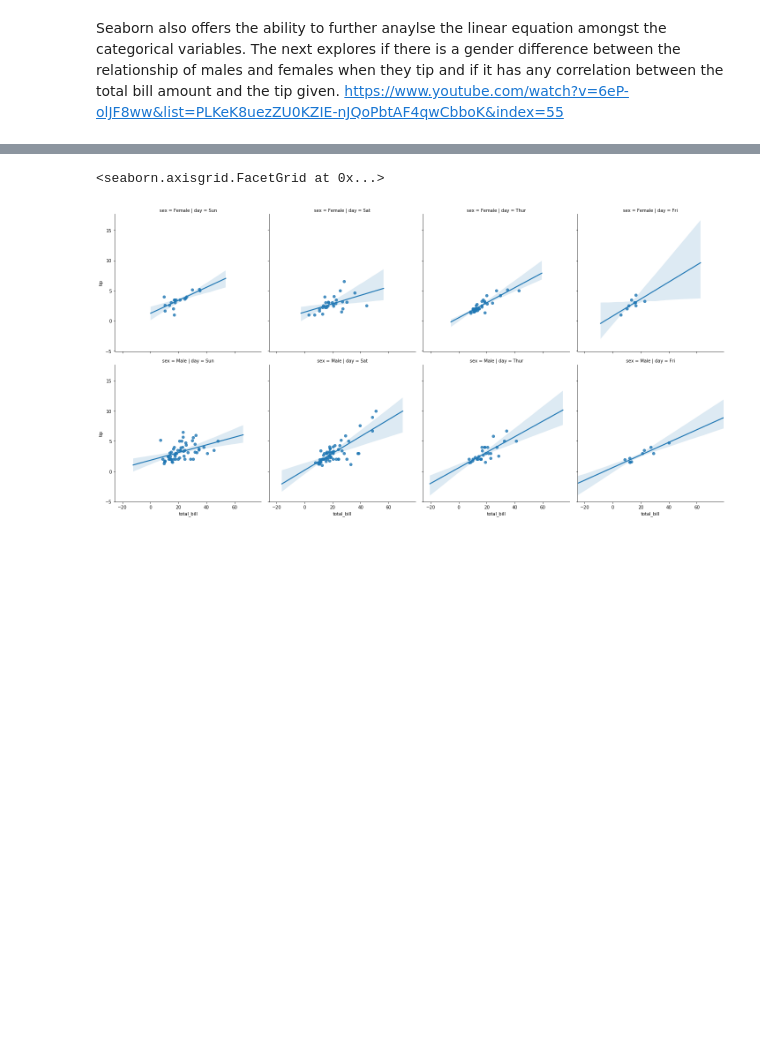
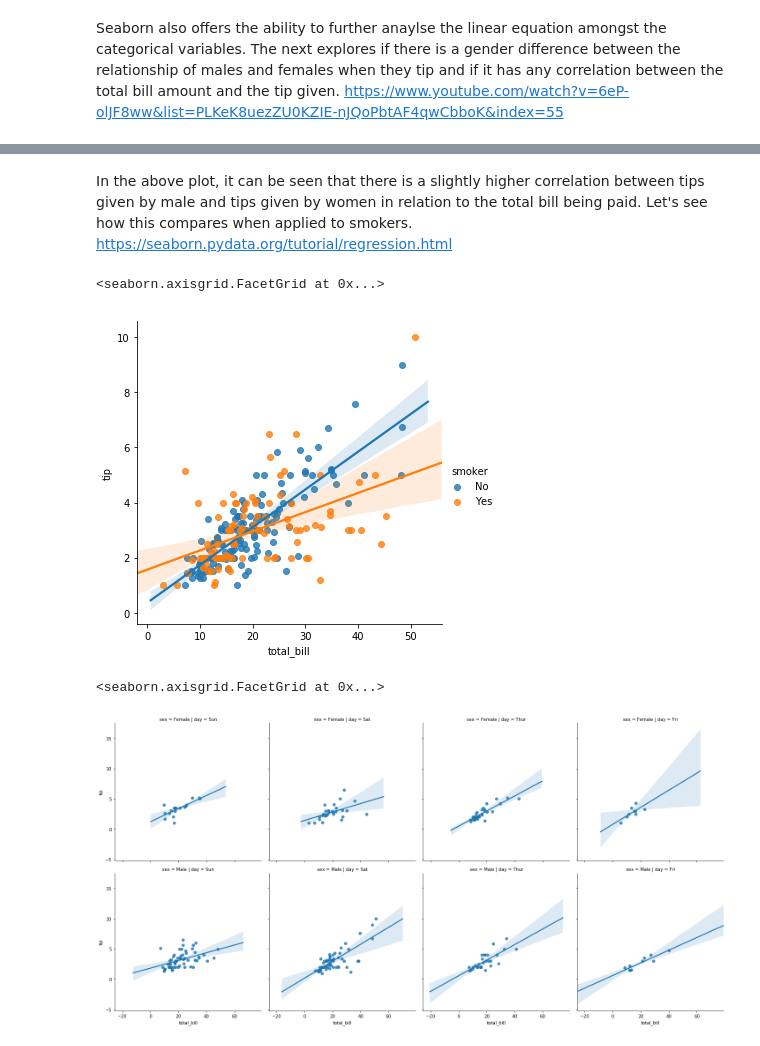
Before and after one commit to martinaobrien/FUNDAMENTALS-OF-DATA-ANALYSIS-Project-2019, a Jupyter notebook: Tips Dataset Assignment .ipynb, the cells around one changed output, grey strips where cells are left out. Drawn from its saved outputs; the diff is of its cells as text; code cells hidden in the pictures; blank space fills up the shorter version.

```diff
--- a/Tips Dataset Assignment .ipynb
+++ b/Tips Dataset Assignment .ipynb
@@ -247 +250,8 @@ Seaborn also offers the ability to further anaylse the linear equation amongst t
+# %% [markdown]
+In the above plot, it can be seen that there is a slightly higher correlation between tips given by male and tips given by women in relation to the total bill being paid. Let's see how this compares when applied to smokers. https://seaborn.pydata.org/tutorial/regression.html
+# %%
+sns.lmplot (x = 'total_bill', y = 'tip', data = tips,  hue = 'smoker')
+# %% [output]
+<seaborn.axisgrid.FacetGrid at 0x...>
+[figure, added]
 # %%
```
Also changed, not shown: parts of 29 cells of this notebook, 1 other file.
